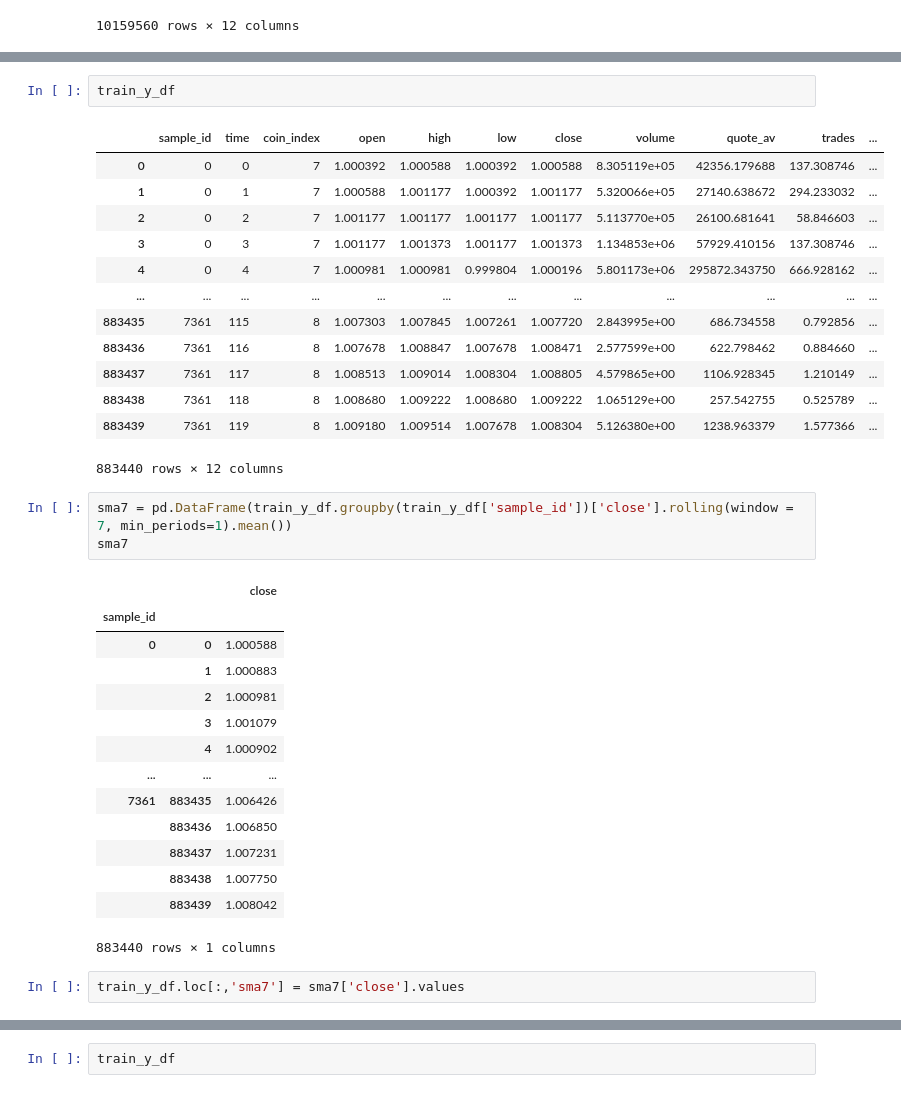
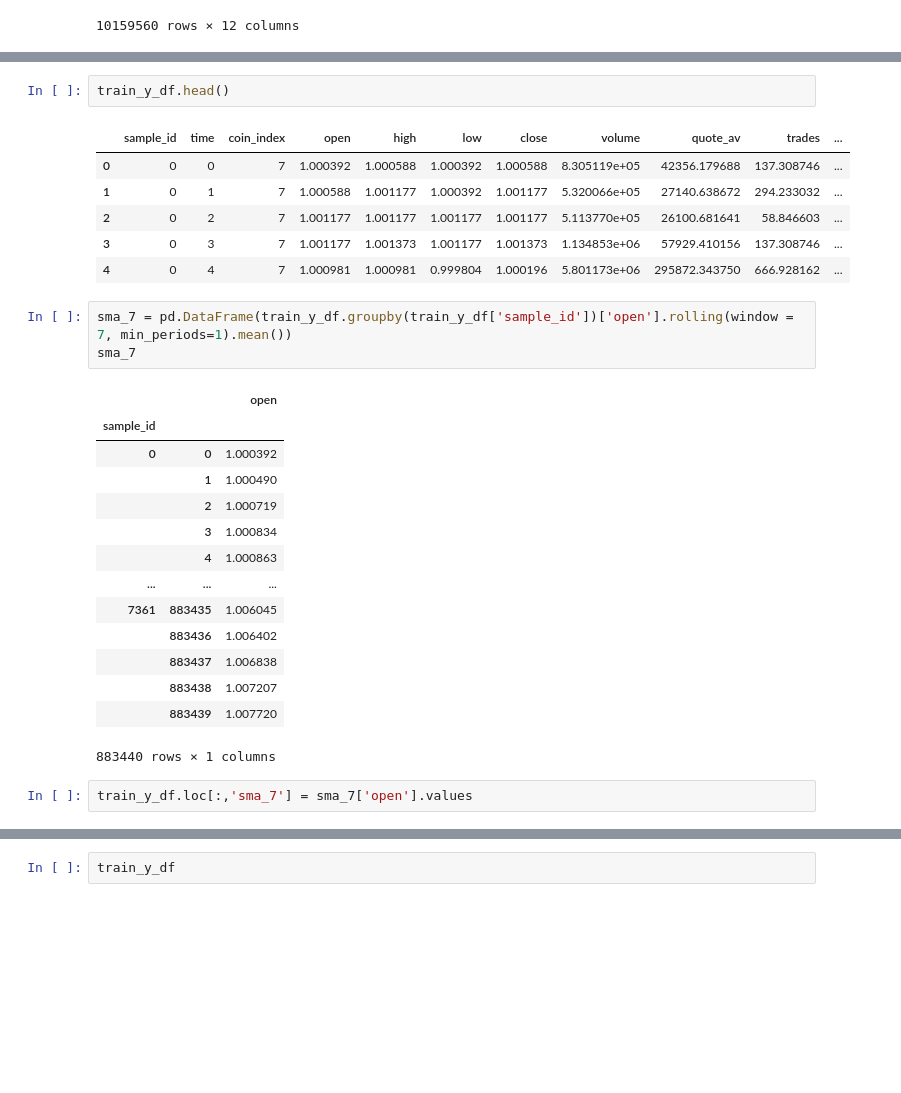
Before and after one commit to ModuWay/baseline, a Jupyter notebook: MACD_visualization.ipynb, the cells around one changed output, grey strips where cells are left out. Drawn from its saved outputs; the diff is of its cells as text; blank space fills up the shorter version.

```diff
--- a/MACD_visualization.ipynb
+++ b/MACD_visualization.ipynb
@@ -140,37 +129,30 @@ train_x_df
 # %%
-train_y_df
+train_y_df.head()
 # %% [output]
 |  | sample_id | time | coin_index | open | high | low | close | volume | quote_av | trades | ... |
 | 0 | 0 | 0 | 7 | 1.000392 | 1.000588 | 1.000392 | 1.000588 | 8.305119e+05 | 42356.179688 | 137.308746 | ... |
 | 1 | 0 | 1 | 7 | 1.000588 | 1.001177 | 1.000392 | 1.001177 | 5.320066e+05 | 27140.638672 | 294.233032 | ... |
 | 2 | 0 | 2 | 7 | 1.001177 | 1.001177 | 1.001177 | 1.001177 | 5.113770e+05 | 26100.681641 | 58.846603 | ... |
 | 3 | 0 | 3 | 7 | 1.001177 | 1.001373 | 1.001177 | 1.001373 | 1.134853e+06 | 57929.410156 | 137.308746 | ... |
 | 4 | 0 | 4 | 7 | 1.000981 | 1.000981 | 0.999804 | 1.000196 | 5.801173e+06 | 295872.343750 | 666.928162 | ... |
-| ... | ... | ... | ... | ... | ... | ... | ... | ... | ... | ... | ... |
-| 883435 | 7361 | 115 | 8 | 1.007303 | 1.007845 | 1.007261 | 1.007720 | 2.843995e+00 | 686.734558 | 0.792856 | ... |
-| 883436 | 7361 | 116 | 8 | 1.007678 | 1.008847 | 1.007678 | 1.008471 | 2.577599e+00 | 622.798462 | 0.884660 | ... |
-| 883437 | 7361 | 117 | 8 | 1.008513 | 1.009014 | 1.008304 | 1.008805 | 4.579865e+00 | 1106.928345 | 1.210149 | ... |
-| 883438 | 7361 | 118 | 8 | 1.008680 | 1.009222 | 1.008680 | 1.009222 | 1.065129e+00 | 257.542755 | 0.525789 | ... |
-| 883439 | 7361 | 119 | 8 | 1.009180 | 1.009514 | 1.007678 | 1.008304 | 5.126380e+00 | 1238.963379 | 1.577366 | ... |
-883440 rows × 12 columns
 # %%
-sma7 = pd.DataFrame(train_y_df.groupby(train_y_df['sample_id'])['close'].rolling(window = 7, min_periods=1).mean())
-sma7
+sma_7 = pd.DataFrame(train_y_df.groupby(train_y_df['sample_id'])['open'].rolling(window = 7, min_periods=1).mean())
+sma_7
 # %% [output]
-|  |  | close |
+|  |  | open |
 | sample_id |  |  |
-| 0 | 0 | 1.000588 |
-|  | 1 | 1.000883 |
-|  | 2 | 1.000981 |
-|  | 3 | 1.001079 |
-|  | 4 | 1.000902 |
+| 0 | 0 | 1.000392 |
+|  | 1 | 1.000490 |
+|  | 2 | 1.000719 |
+|  | 3 | 1.000834 |
+|  | 4 | 1.000863 |
 | ... | ... | ... |
-| 7361 | 883435 | 1.006426 |
-|  | 883436 | 1.006850 |
-|  | 883437 | 1.007231 |
-|  | 883438 | 1.007750 |
-|  | 883439 | 1.008042 |
+| 7361 | 883435 | 1.006045 |
+|  | 883436 | 1.006402 |
+|  | 883437 | 1.006838 |
+|  | 883438 | 1.007207 |
+|  | 883439 | 1.007720 |
 883440 rows × 1 columns
 # %%
-train_y_df.loc[:,'sma7'] = sma7['close'].values
+train_y_df.loc[:,'sma_7'] = sma_7['open'].values
 # %%
```
Also changed, not shown: parts of 32 cells of this notebook.
